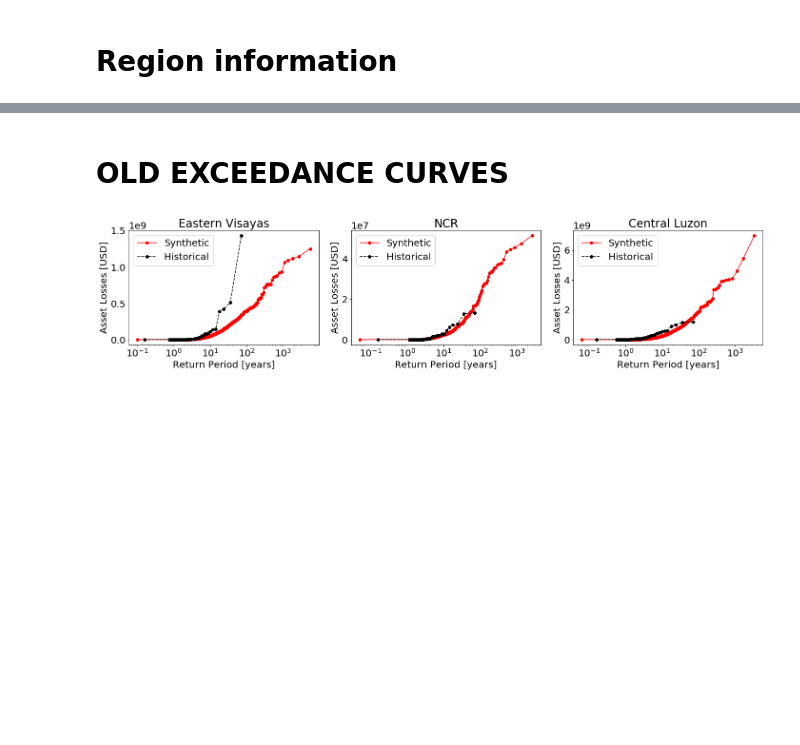
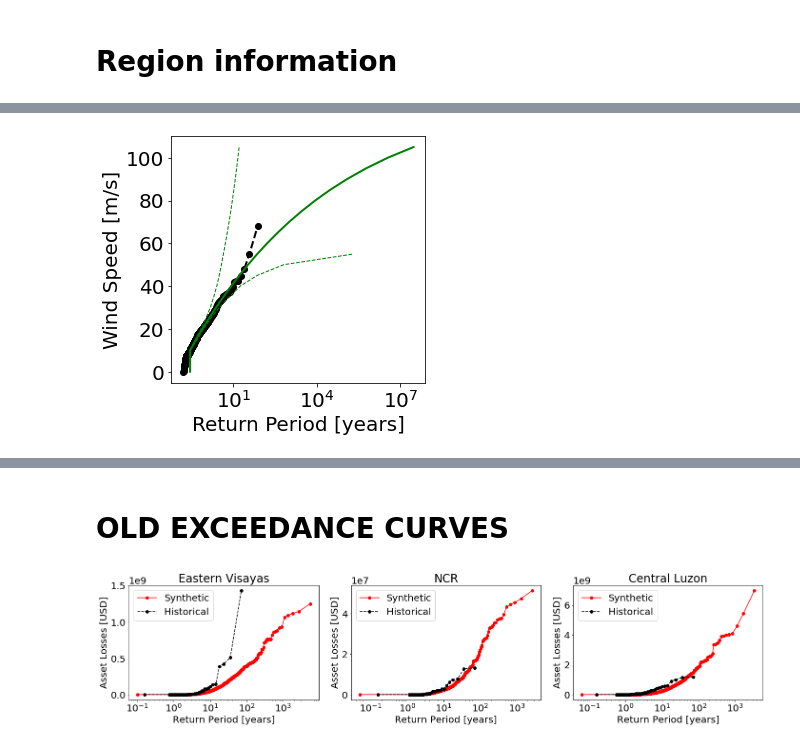
Before and after one commit to janewbaldwin/TC_Risk_WorldBank, a Jupyter notebook: ASSET_LOSSES/exceedance_curves.ipynb, the cells around one changed output, grey strips where cells are left out. Drawn from its saved outputs; the diff is of its cells as text; code cells hidden in the pictures; blank space fills up the shorter version.

```diff
--- a/ASSET_LOSSES/exceedance_curves.ipynb
+++ b/ASSET_LOSSES/exceedance_curves.ipynb
@@ -140,0 +430,30 @@ plt.savefig('FIGURES/asset_losses_exceedance.png',dpi=600)
+# %%
+%%time
+# TEST IF FIT IS WORKING PROPERLY
+plt.figure(figsize=(10,10))
+ax = plt.subplot(221)
+dyear0 = dyear_hist['NCR']
+
+# Threshold data
+data0 = wind_hist['NCR']
+data = data0[data0>10]
+
+# Determine GPD fit to synthetic data
+x = np.arange(0,110,5)
+n_samples = 100
+ci = 0.05
+rp0_test, ci_u_test, ci_l_test = gpd_confidence_interval(x,data,dyear0,n_samples,ci)
+
+# Plot exceedance curve for synthetic data in black, and fits with confidence interval in green
+exceedance(data0,dyear0,'k--','o','Historical',2)
+
+ax.semilogx(rp0_test, x, 'g', lw=2)
+ax.semilogx(ci_u_test, x, 'g--', lw=1)
+ax.semilogx(ci_l_test, x, 'g--', lw=1)
+
+plt.xlabel('Return Period [years]')
+plt.ylabel('Wind Speed [m/s]')
+
+plt.show()
+# %% [output]
+[figure, added]
```
Also changed, not shown: parts of 23 cells of this notebook.
